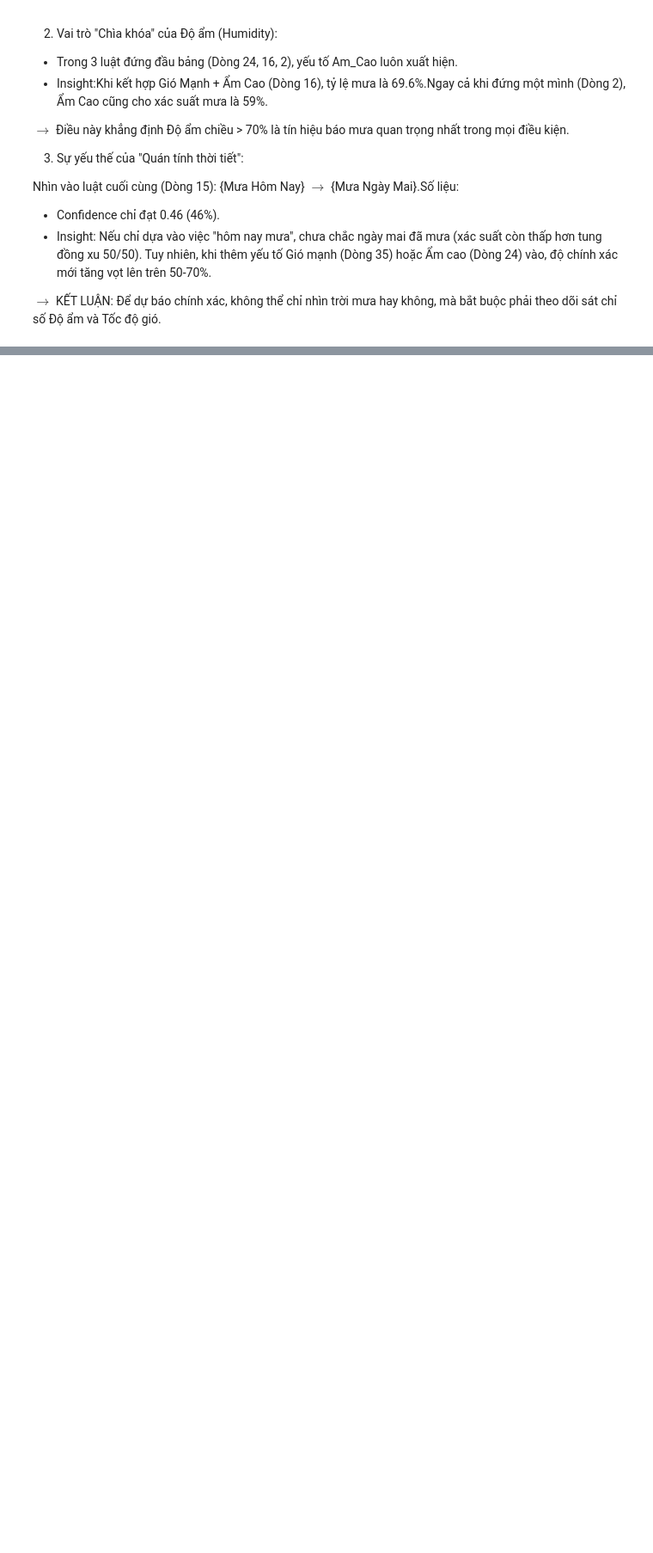
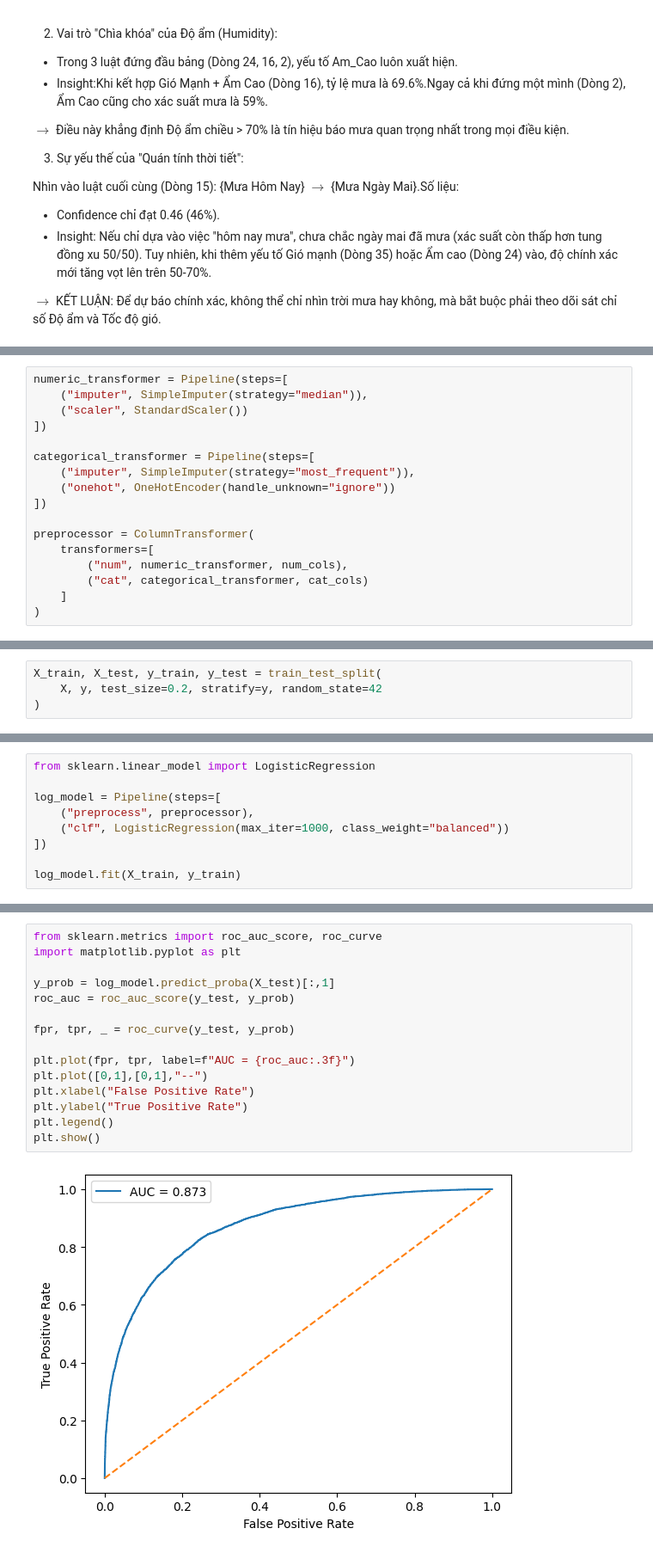
Before and after one commit to tuonglong1012/Khai_Pha_Cuoi_Ky, a Jupyter notebook: phantiepcuaLong.ipynb, the cells around one changed output, grey strips where cells are left out. Shown at 86% size. Saved outputs shown, nothing was run; the diff lists cells and outputs as text; blank space fills up the shorter version.

```diff
--- a/phantiepcuaLong.ipynb
+++ b/phantiepcuaLong.ipynb
@@ -986,0 +991,17 @@ $\rightarrow$ KẾT LUẬN: Để dự báo chính xác, không thể chỉ nhì
+# %%
+numeric_transformer = Pipeline(steps=[
+    ("imputer", SimpleImputer(strategy="median")),
+    ("scaler", StandardScaler())
+])
+
+categorical_transformer = Pipeline(steps=[
+    ("imputer", SimpleImputer(strategy="most_frequent")),
+    ("onehot", OneHotEncoder(handle_unknown="ignore"))
+])
+
+preprocessor = ColumnTransformer(
+    transformers=[
+        ("num", numeric_transformer, num_cols),
+        ("cat", categorical_transformer, cat_cols)
+    ]
+)
@@ -986,0 +1012,4 @@ $\rightarrow$ KẾT LUẬN: Để dự báo chính xác, không thể chỉ nhì
+# %%
+X_train, X_test, y_train, y_test = train_test_split(
+    X, y, test_size=0.2, stratify=y, random_state=42
+)
@@ -986,0 +1018,9 @@ $\rightarrow$ KẾT LUẬN: Để dự báo chính xác, không thể chỉ nhì
+# %%
+from sklearn.linear_model import LogisticRegression
+
+log_model = Pipeline(steps=[
+    ("preprocess", preprocessor),
+    ("clf", LogisticRegression(max_iter=1000, class_weight="balanced"))
+])
+
+log_model.fit(X_train, y_train)
@@ -986,0 +1073,17 @@ $\rightarrow$ KẾT LUẬN: Để dự báo chính xác, không thể chỉ nhì
+# %%
+from sklearn.metrics import roc_auc_score, roc_curve
+import matplotlib.pyplot as plt
+
+y_prob = log_model.predict_proba(X_test)[:,1]
+roc_auc = roc_auc_score(y_test, y_prob)
+
+fpr, tpr, _ = roc_curve(y_test, y_prob)
+
+plt.plot(fpr, tpr, label=f"AUC = {roc_auc:.3f}")
+plt.plot([0,1],[0,1],"--")
+plt.xlabel("False Positive Rate")
+plt.ylabel("True Positive Rate")
+plt.legend()
+plt.show()
+# %% [output]
+[figure, added]
```
Also changed, not shown: parts of 56 cells of this notebook, 1 other file.
